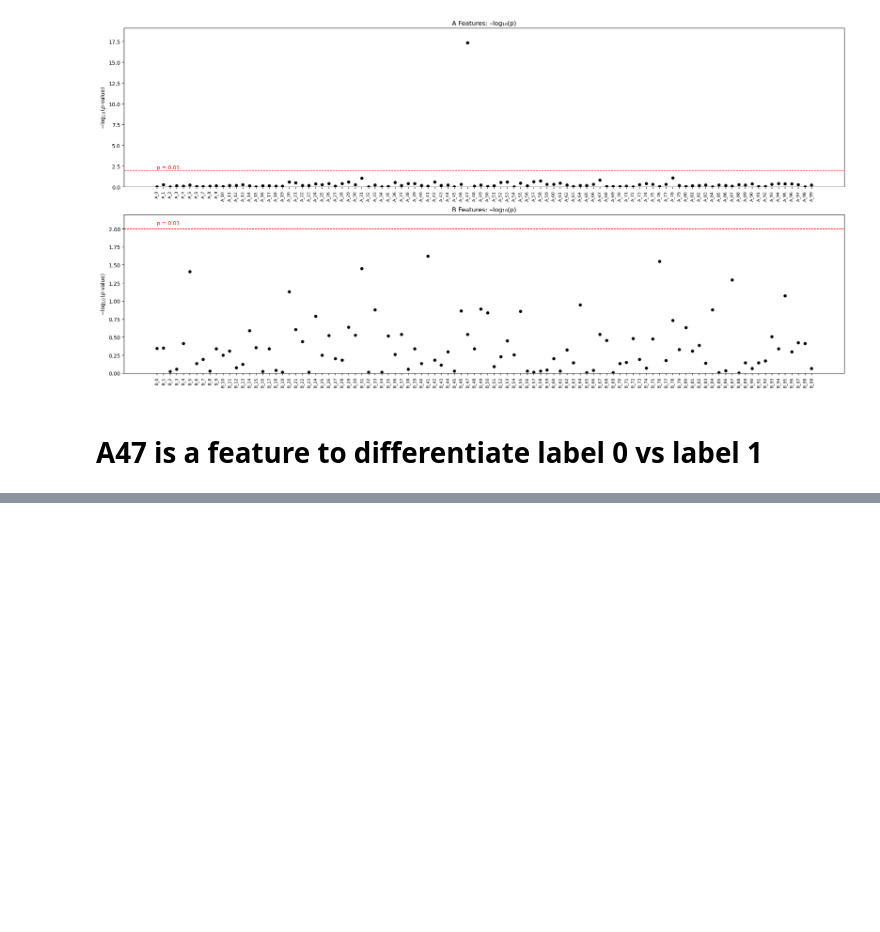
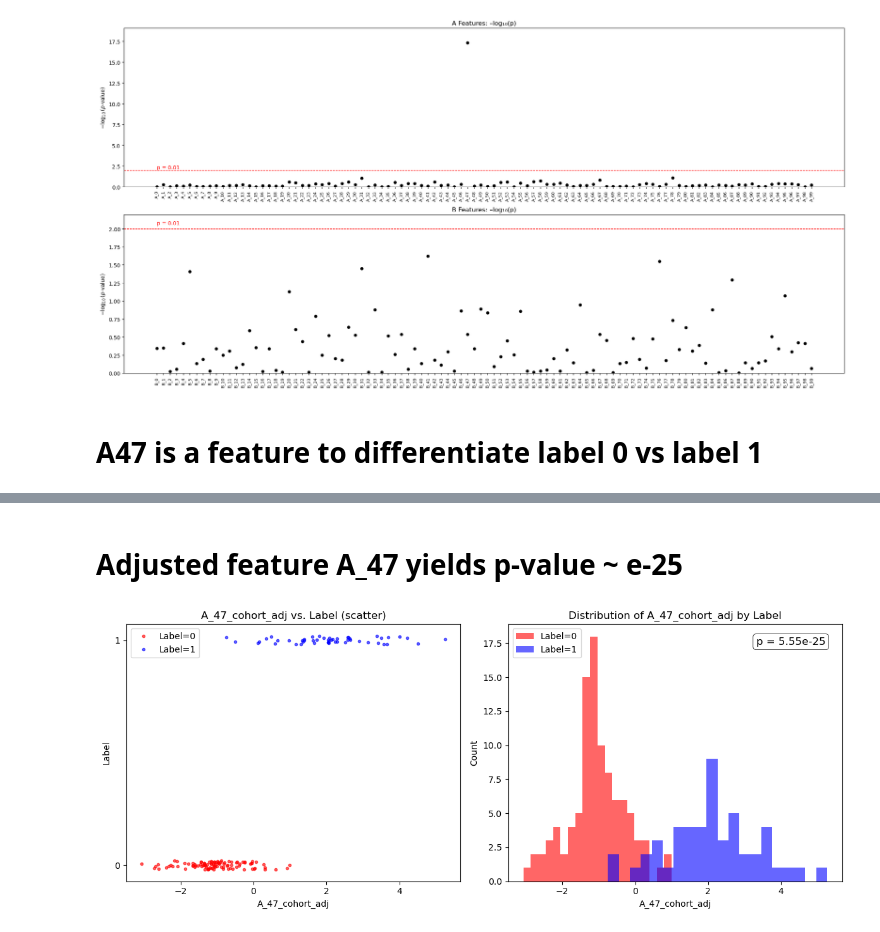
Before and after one commit to jmsung/bio-ml, a Jupyter notebook: methylation_biomarker/notebooks/methylation.ipynb, the cells around one changed output, grey strips where cells are left out. Cells and saved outputs as stored; diff of their text form; code cells hidden in the pictures; blank space fills up the shorter version.

```diff
--- a/methylation_biomarker/notebooks/methylation.ipynb
+++ b/methylation_biomarker/notebooks/methylation.ipynb
@@ -726,0 +369,6 @@ plt.show()
+# %% [markdown]
+# Adjusted feature A_47 yields p-value ~ e-25
+# %%
+fig, (ax1, ax2) = plot_feature_vs_label(df, select_feature_adj)
+# %% [output]
+[figure, added]
```
Also changed, not shown: parts of 44 cells of this notebook.
